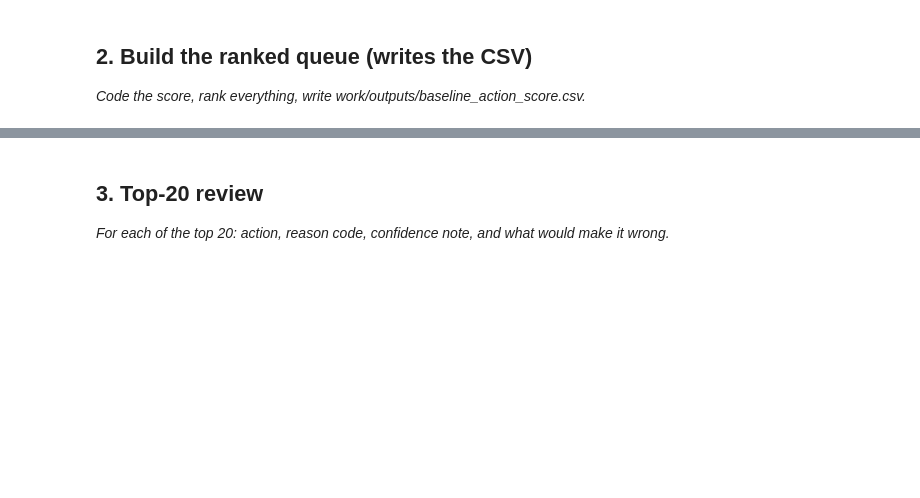
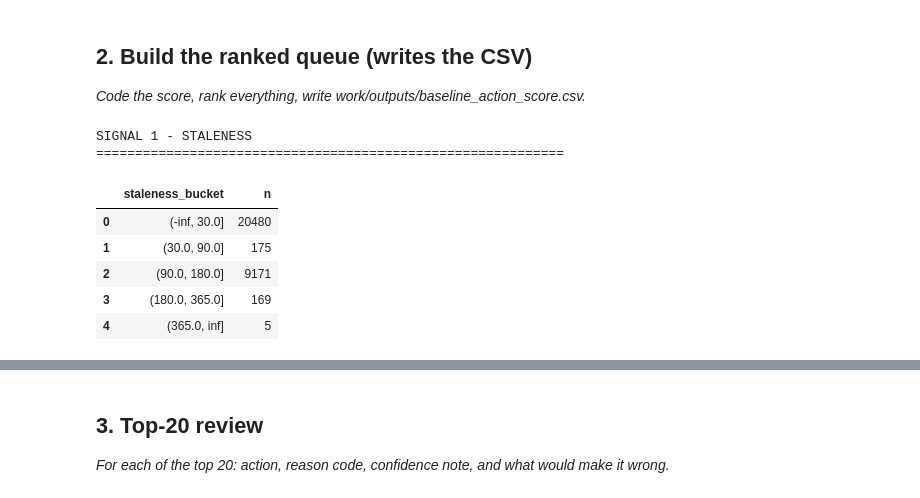
Before and after one commit to Ahmedali3ff/Flyrank-internship-, a Jupyter notebook: work/notebooks/w04_baseline_score.ipynb, the cells around one changed output, grey strips where cells are left out. Saved outputs shown, nothing was run; the diff lists cells and outputs as text; code cells hidden in the pictures; blank space fills up the shorter version.

```diff
--- a/work/notebooks/w04_baseline_score.ipynb
+++ b/work/notebooks/w04_baseline_score.ipynb
@@ -20,3 +78,24 @@ This skeleton is yours to fill. Work the sections **in order** — each one has
 # %%
 # This cell is for CODE (numbers, a query, a check).
 # Write your text answer in the cell ABOVE this one — typing sentences here breaks Run All.
+# %%
+print("SIGNAL 1 - STALENESS")
+print("=" * 60)
+
+# Bucket content age into interpretable freshness ranges
+staleness_table = (
+    df.groupby("staleness_bucket", observed=False)
+          .size()
+                .reset_index(name="n")
+                )
+
+display(staleness_table)
+# %% [output]
+SIGNAL 1 - STALENESS
+============================================================
+|  | staleness_bucket | n |
+| 0 | (-inf, 30.0] | 20480 |
+| 1 | (30.0, 90.0] | 175 |
+| 2 | (90.0, 180.0] | 9171 |
+| 3 | (180.0, 365.0] | 169 |
+| 4 | (365.0, inf] | 5 |
```
Also changed, not shown: parts of 16 cells of this notebook.
